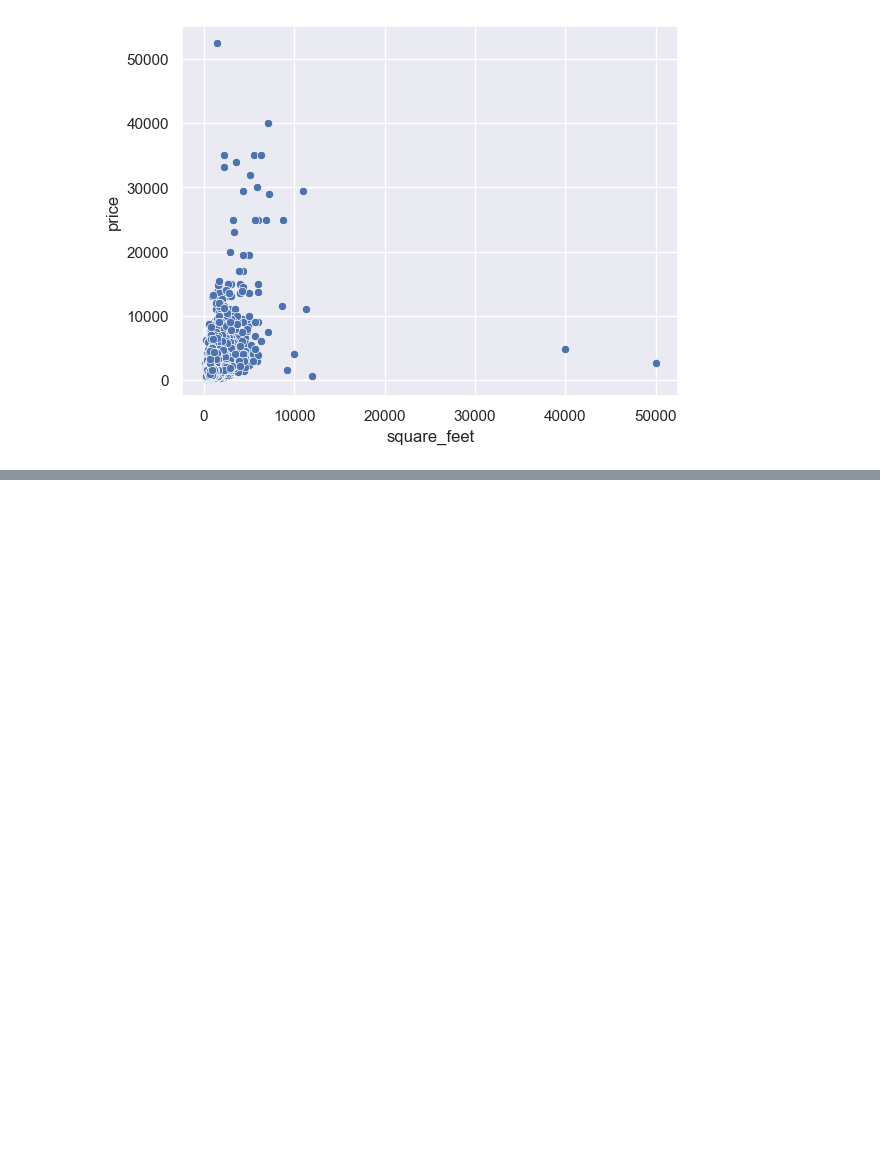
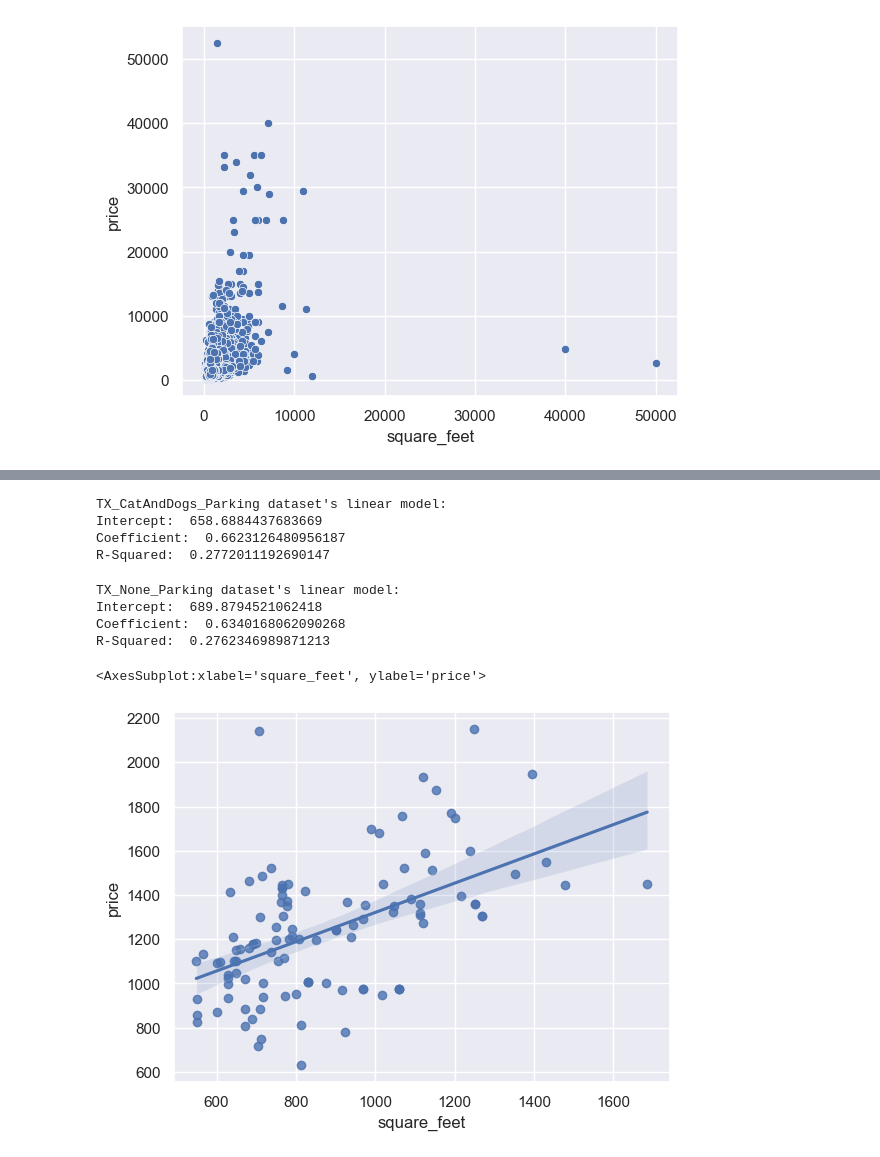
Before and after one commit to Fengchumoling/DM_Assignment, a Jupyter notebook: apartments.ipynb, the cells around one changed output, grey strips where cells are left out. Cells and saved outputs as stored; diff of their text form; code cells hidden in the pictures; blank space fills up the shorter version.

```diff
--- a/apartments.ipynb
+++ b/apartments.ipynb
@@ -172,0 +218,41 @@ sns.scatterplot(x='square_feet', y='price', data=df2)
+# %%
+# Computing linear model on TX_CatAndDogs_Parking dataset
+# Note we need to do some reshaping of the data here
+subset1_x = TX_CatAndDogs_Parking['square_feet'].values.reshape(-1,1)
+subset1_y = TX_CatAndDogs_Parking['price'].values.reshape(-1,1)
+
+# Compute linear model
+subset1_lm = linear_model.LinearRegression().fit(subset1_x, subset1_y)
+
+print('TX_CatAndDogs_Parking dataset\'s linear model:')
+print("Intercept: ", subset1_lm.intercept_[0])
+print("Coefficient: ", subset1_lm.coef_[0][0])
+print("R-Squared: ", subset1_lm.score(subset1_x, subset1_y))
+# %% [output]
+TX_CatAndDogs_Parking dataset's linear model:
+Intercept:  658.6884437683669
+Coefficient:  0.6623126480956187
+R-Squared:  0.2772011192690147
+# %%
+# Computing linear model on TX_CatAndDogs_Parking dataset
+
+subset2_x = TX_None_Parking['square_feet'].values.reshape(-1,1)
+subset2_y = TX_None_Parking['price'].values.reshape(-1,1)
+
+# Compute linear model
+subset2_lm = linear_model.LinearRegression().fit(subset2_x, subset2_y)
+
+print('TX_None_Parking dataset\'s linear model:')
+print("Intercept: ", subset2_lm.intercept_[0])
+print("Coefficient: ", subset2_lm.coef_[0][0])
+print("R-Squared: ", subset2_lm.score(subset1_x, subset1_y))
+# %% [output]
+TX_None_Parking dataset's linear model:
+Intercept:  689.8794521062418
+Coefficient:  0.6340168062090268
+R-Squared:  0.2762346989871213
+# %%
+sns.regplot(x='square_feet', y='price', data=TX_CatAndDogs_Parking)
+# %% [output]
+<AxesSubplot:xlabel='square_feet', ylabel='price'>
+[figure, added]
```
Also changed, not shown: parts of 57 cells of this notebook, 1 other file.
